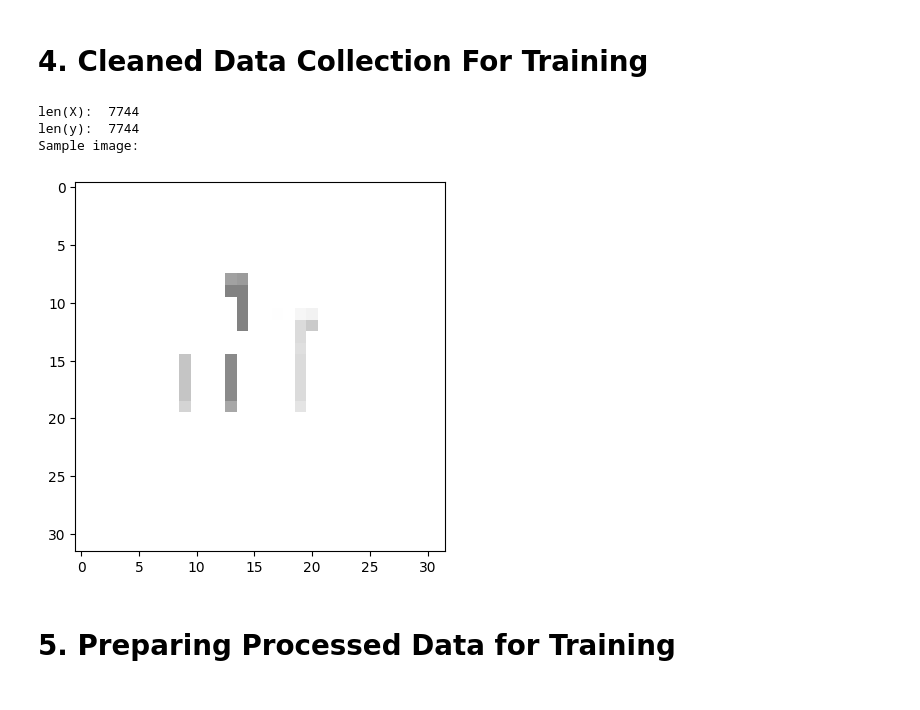
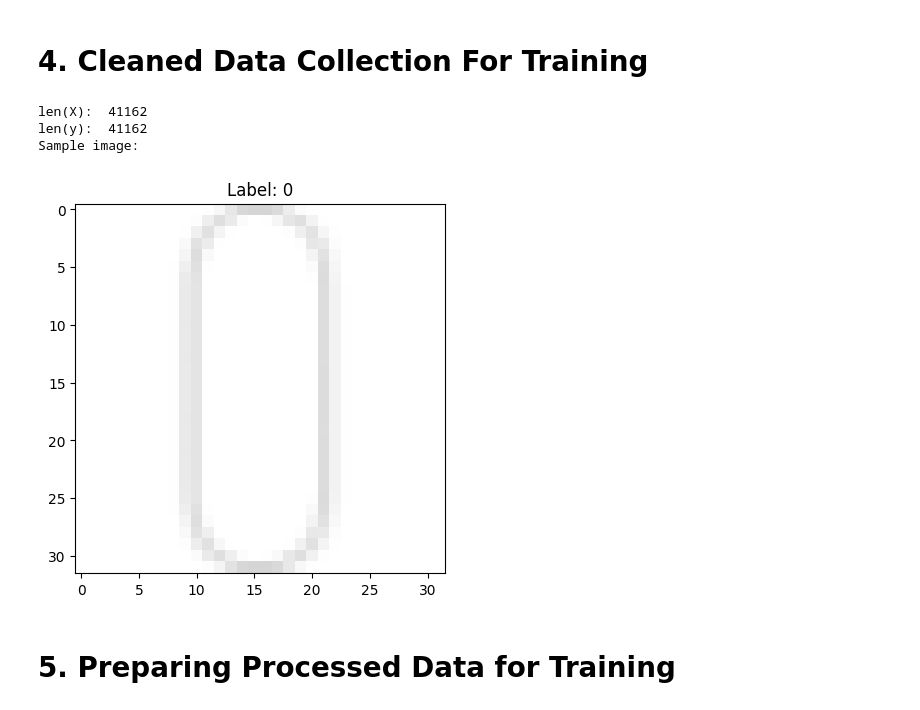
Before and after one commit to mmaimer33/CS4243-MP, a Jupyter notebook: combined.ipynb, the cells around one changed output. Cells and saved outputs as stored; diff of their text form; code cells hidden in the pictures.

Commit message:
Fix extracted chars and retrained model

```diff
--- a/combined.ipynb
+++ b/combined.ipynb
@@ -223,44 +293,47 @@ df["rois"] = df["processed_images"].progress_apply(lambda path: extract_rois(pat
 X = []
 Y = []
 
-folder_path = "./data/cleaned_images"
+folder_path = "./data/extracted_chars"
 file_list = os.listdir(folder_path)
 df = pd.DataFrame(file_list, columns=["file_name"])
 df["original_file_path"] = df["file_name"].apply(lambda x: os.path.join(folder_path, x))
-df["label"] = df["file_name"].str.split("-0").str[0]
+df["label"] = df["file_name"].str.split("-0").str[
+    df["file_name"].str.split(".png").str[-1]
+] # Last character is index of the character in the CAPTCHA
 
 for filename in os.listdir(folder_path):
     re_match = re.search(r"(\d+)(?=\.png)", filename)
     if not re_match:
         print(f"Could not read {filename}, skipping")
         continue
 
     digit = int(re_match.group(1))
     if digit != 0 or not is_colab_used:
         file_path = os.path.join(folder_path, filename)
         image = cv2.imread(file_path, cv2.IMREAD_GRAYSCALE)
 
         if image is not None:
             # Resize the image to 32x32 pixels
             resized_image = cv2.resize(image, (32, 32))
             X.append(resized_image)
             Y.append(filename[digit - 1])
         else:
             print(f"Could not read {filename} from {file_path}, skipping")
 
 print("len(X): ", len(X))
 print("len(y): ", len(Y))
 print("Sample image:")
 rand_idx = np.random.randint(0, len(X))
 plt.imshow(cv2.cvtColor(X[rand_idx], cv2.COLOR_BGR2RGB))
+plt.title(f"Label: {Y[rand_idx]}")
 
 X = np.array(X)
 Y = np.array(Y)
 # %% [output]
-len(X):  7744
-len(y):  7744
+len(X):  41162
+len(y):  41162
 Sample image:
-[figure, old version]
+[figure, new version]
 # %% [markdown]
 # 5. Preparing Processed Data for Training
 # %%
```
Also changed, not shown: parts of 7 cells of this notebook, 1 other file.
